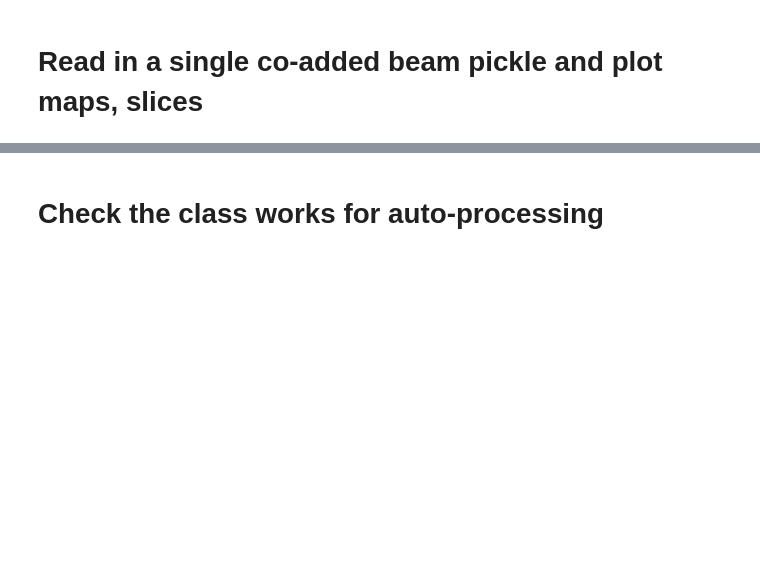
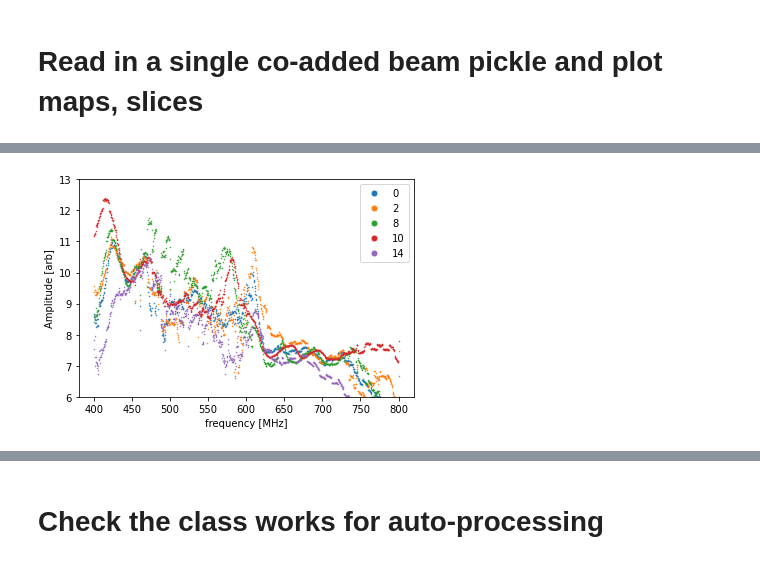
Before and after one commit to WrightLaboratory/newburghlabdrone, a Jupyter notebook: analysis/LBN_BeamClassAutofreq.ipynb, the cells around one changed output, grey strips where cells are left out. Saved outputs shown, nothing was run; the diff lists cells and outputs as text; code cells hidden in the pictures; blank space fills up the shorter version.

Commit message:
updated to include fitting of coadded maps and averaging of Gaussian fit data

```diff
--- a/analysis/LBN_BeamClassAutofreq.ipynb
+++ b/analysis/LBN_BeamClassAutofreq.ipynb
@@ -358,0 +337,35 @@ for chind in pols:
+# %%
+
+coadded = np.zeros([16,1024,6])
+
+pols = N_pols
+flights = ['618','619']
+datastore = np.zeros([16,1024,6,len(flights)])
+for f,fly in enumerate(flights):
+    ffile = glob.glob(fitdir+'*'+fly+'*')[0]
+    fits = np.load(ffile)
+    for j, chind in enumerate(pols):
+        datastore[chind,:,:,f] = fits['G_popt'][chind,:,0:6]
+coadded[pols,:,:] = np.mean(datastore[pols,:,:],axis=-1)
+
+
+pols = E_pols
+flights = flights = ['620']
+datastore = np.zeros([16,1024,6,len(flights)])
+for f,fly in enumerate(flights):
+    ffile = glob.glob(fitdir+'*'+fly+'*')[0]
+    fits = np.load(ffile)
+    for j, chind in enumerate(pols):
+        datastore[chind,:,:,f] = fits['G_popt'][chind,:,0:6]
+coadded[pols,:,:] = np.mean(datastore[pols,:,:],axis=-1)
+
+
+for j,chind in enumerate(pols):
+    plt.plot(freqs,coadded[chind,:,2],marker='.',markersize=1,linestyle='None',label=str(chind))
+plt.ylim(6,13)
+plt.xlabel('frequency [MHz]')
+plt.ylabel('Amplitude [arb]')
+plt.legend(markerscale=10)
+plt.show()
+# %% [output]
+[figure, added]
```
Also changed, not shown: parts of 19 cells of this notebook.
